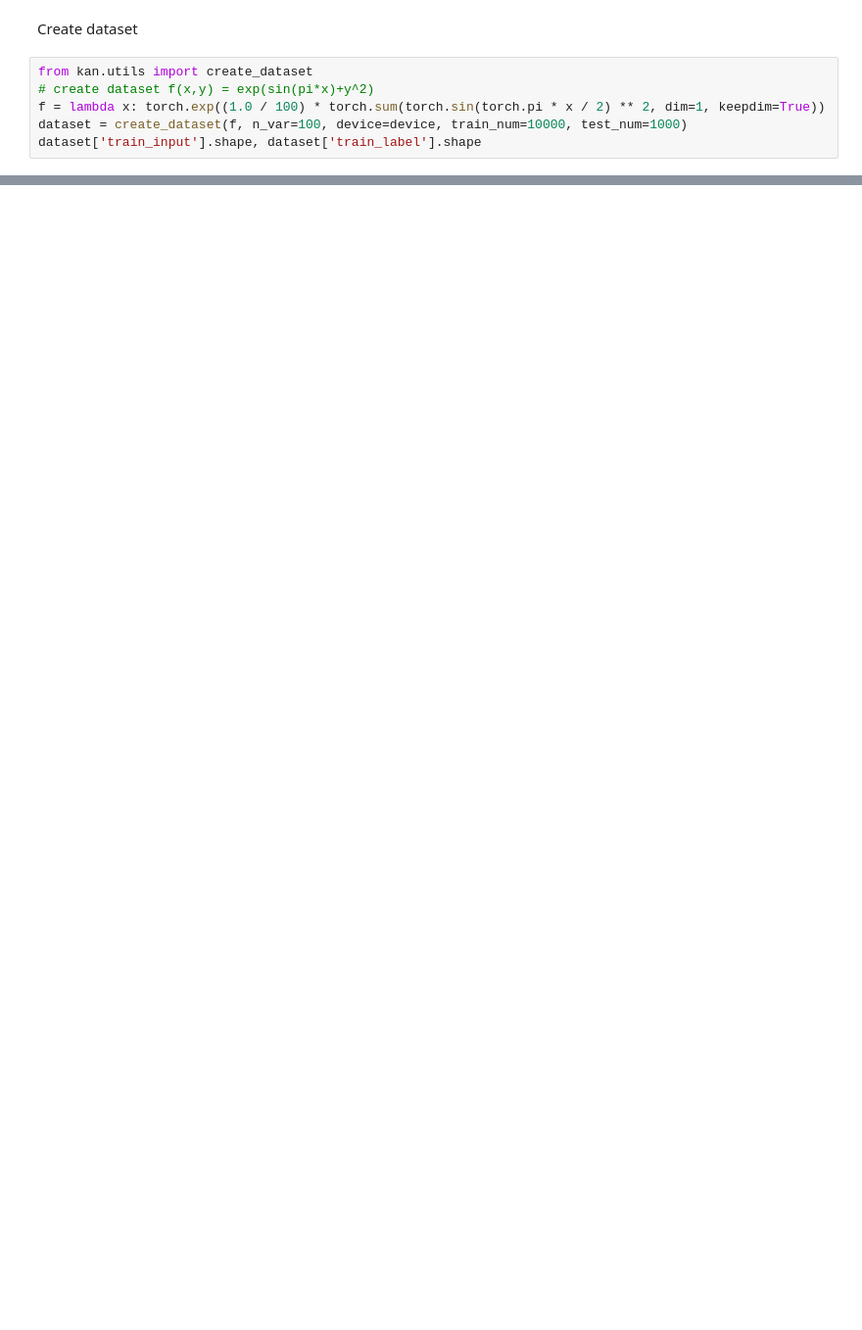
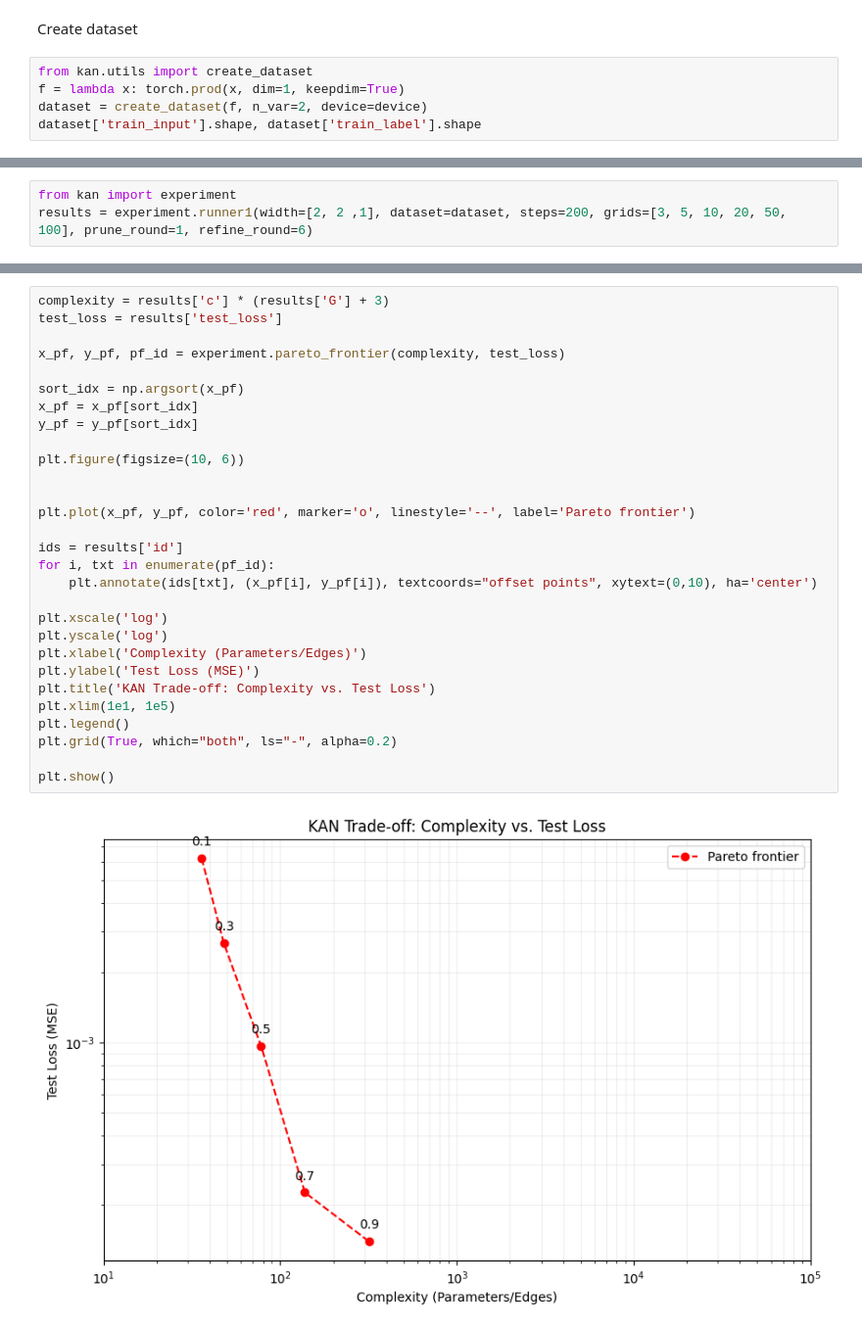
Before and after one commit to runanhan/kan-robustness-scaling, a Jupyter notebook: pykan.ipynb, the cells around one changed output, grey strips where cells are left out. Shown at 98% size. Drawn from its saved outputs; the diff is of its cells as text; blank space fills up the shorter version.

Commit message:
using library code to test pareto

```diff
--- a/pykan.ipynb
+++ b/pykan.ipynb
@@ -57,8 +12,7 @@ saving model version 0.0
 Create dataset
 # %%
 from kan.utils import create_dataset
-# create dataset f(x,y) = exp(sin(pi*x)+y^2)
-f = lambda x: torch.exp((1.0 / 100) * torch.sum(torch.sin(torch.pi * x / 2) ** 2, dim=1, keepdim=True))
-dataset = create_dataset(f, n_var=100, device=device, train_num=10000, test_num=1000)
+f = lambda x: torch.prod(x, dim=1, keepdim=True)
+dataset = create_dataset(f, n_var=2, device=device)
 dataset['train_input'].shape, dataset['train_label'].shape
 # %% [output]
@@ -137,0 +20,3 @@ plt.show()
+# %%
+from kan import experiment
+results = experiment.runner1(width=[2, 2 ,1], dataset=dataset, steps=200, grids=[3, 5, 10, 20, 50, 100], prune_round=1, refine_round=6)
@@ -137,0 +39,31 @@ plt.show()
+# %%
+complexity = results['c'] * (results['G'] + 3)
+test_loss = results['test_loss']
+
+x_pf, y_pf, pf_id = experiment.pareto_frontier(complexity, test_loss)
+
+sort_idx = np.argsort(x_pf)
+x_pf = x_pf[sort_idx]
+y_pf = y_pf[sort_idx]
+
+plt.figure(figsize=(10, 6))
+
+
+plt.plot(x_pf, y_pf, color='red', marker='o', linestyle='--', label='Pareto frontier')
+
+ids = results['id']
+for i, txt in enumerate(pf_id):
+    plt.annotate(ids[txt], (x_pf[i], y_pf[i]), textcoords="offset points", xytext=(0,10), ha='center')
+
+plt.xscale('log')
+plt.yscale('log')
+plt.xlabel('Complexity (Parameters/Edges)')
+plt.ylabel('Test Loss (MSE)')
+plt.title('KAN Trade-off: Complexity vs. Test Loss')
+plt.xlim(1e1, 1e5)
+plt.legend()
+plt.grid(True, which="both", ls="-", alpha=0.2)
+
+plt.show()
+# %% [output]
+[figure, added]
```
Also changed, not shown: parts of 20 cells of this notebook, 26 other files.
